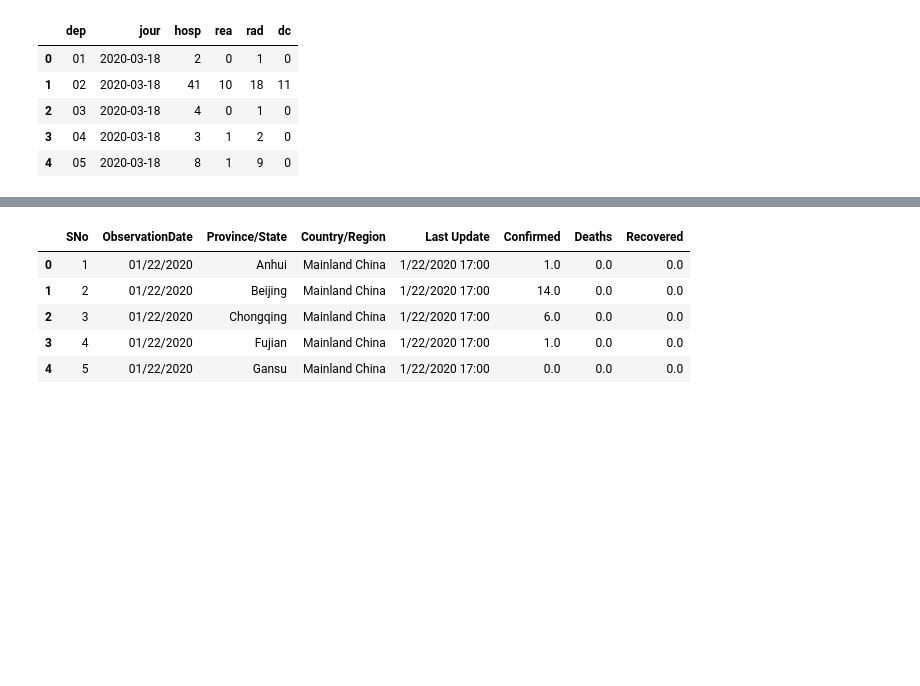
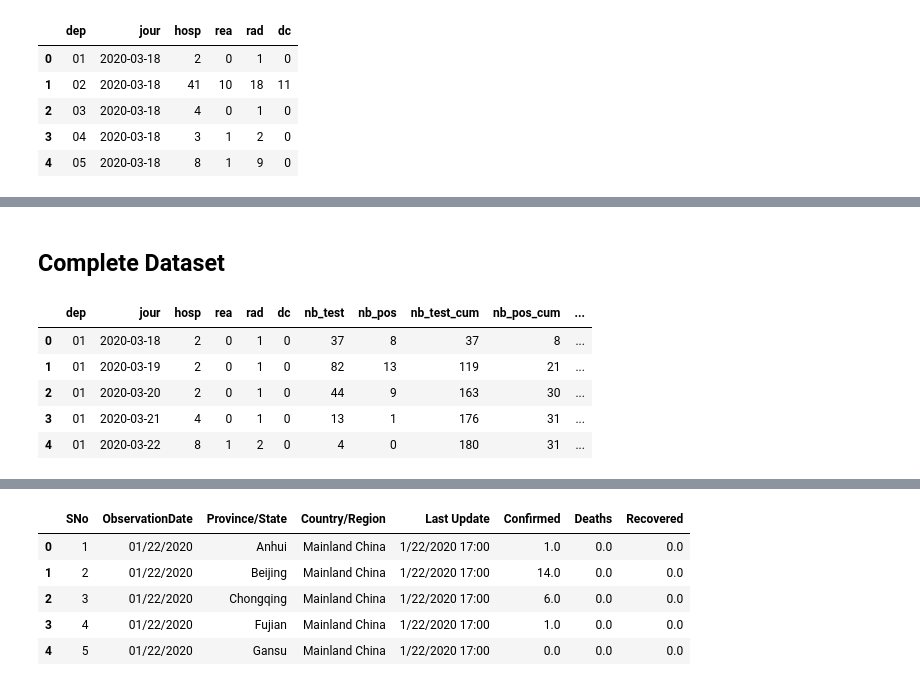
Before and after one commit to pmecchia/Covid19, a Jupyter notebook: data analysis.ipynb, the cells around one changed output, grey strips where cells are left out. Saved outputs shown, nothing was run; the diff lists cells and outputs as text; code cells hidden in the pictures; blank space fills up the shorter version.

```diff
--- a/data analysis.ipynb
+++ b/data analysis.ipynb
@@ -23,0 +70,3 @@ df_test.drop(["nb_test_h","nb_test_f","nb_pos_h","nb_pos_f"],axis=1)
+# %%
+df_test2=df_test2.groupby(["dep","jour"]).tail(1)
+df_test2.head()
@@ -23,0 +82,5 @@ df_test.drop(["nb_test_h","nb_test_f","nb_pos_h","nb_pos_f"],axis=1)
+# %%
+df_test = pd.concat([df_test1,df_test2],ignore_index=True)
+df_test['nb_test_cum']=df_test.groupby("dep")['nb_test'].cumsum()
+df_test['nb_pos_cum']=df_test.groupby("dep")['nb_pos'].cumsum()
+df_test.head()
@@ -33,10 +105,9 @@ df_hospital.head()
 | 3 | 02 | 0 | 2020-03-18 | 41 | 10 | 18 | 11 |
 | 4 | 02 | 1 | 2020-03-18 | 19 | 4 | 11 | 6 |
 # %%
-df_hospital = df_hospital.drop(df_hospital[(df_hospital["sexe"]==1) | (df_hospital["sexe"]==2 ) ].index).reset_index()
-df_hospital = df_hospital.drop(["sexe",'index'],axis=1)
+df_hospital = df_hospital.drop(df_hospital[(df_hospital["sexe"]==1) | (df_hospital["sexe"]==2 ) ].index).reset_index(drop=True)
+df_hospital = df_hospital.drop(["sexe"],axis=1)
 df_hospital.head()
-#df = df.drop(df[(df["Country/Region"]=="('St. Martin',)")].index)
 # %% [output]
 |  | dep | jour | hosp | rea | rad | dc |
 | 0 | 01 | 2020-03-18 | 2 | 0 | 1 | 0 |
@@ -64,0 +143,2 @@ df_2.head()
+# %% [markdown]
+## **Complete Dataset**
@@ -64,0 +149,9 @@ df_2.head()
+# %%
+df_dep.head()
+# %% [output]
+|  | dep | jour | hosp | rea | rad | dc | nb_test | nb_pos | nb_test_cum | nb_pos_cum | ... |
+| 0 | 01 | 2020-03-18 | 2 | 0 | 1 | 0 | 37 | 8 | 37 | 8 | ... |
+| 1 | 01 | 2020-03-19 | 2 | 0 | 1 | 0 | 82 | 13 | 119 | 21 | ... |
+| 2 | 01 | 2020-03-20 | 2 | 0 | 1 | 0 | 44 | 9 | 163 | 30 | ... |
+| 3 | 01 | 2020-03-21 | 4 | 0 | 1 | 0 | 13 | 1 | 176 | 31 | ... |
+| 4 | 01 | 2020-03-22 | 8 | 1 | 2 | 0 | 4 | 0 | 180 | 31 | ... |
```
Also changed, not shown: parts of 29 cells of this notebook.
